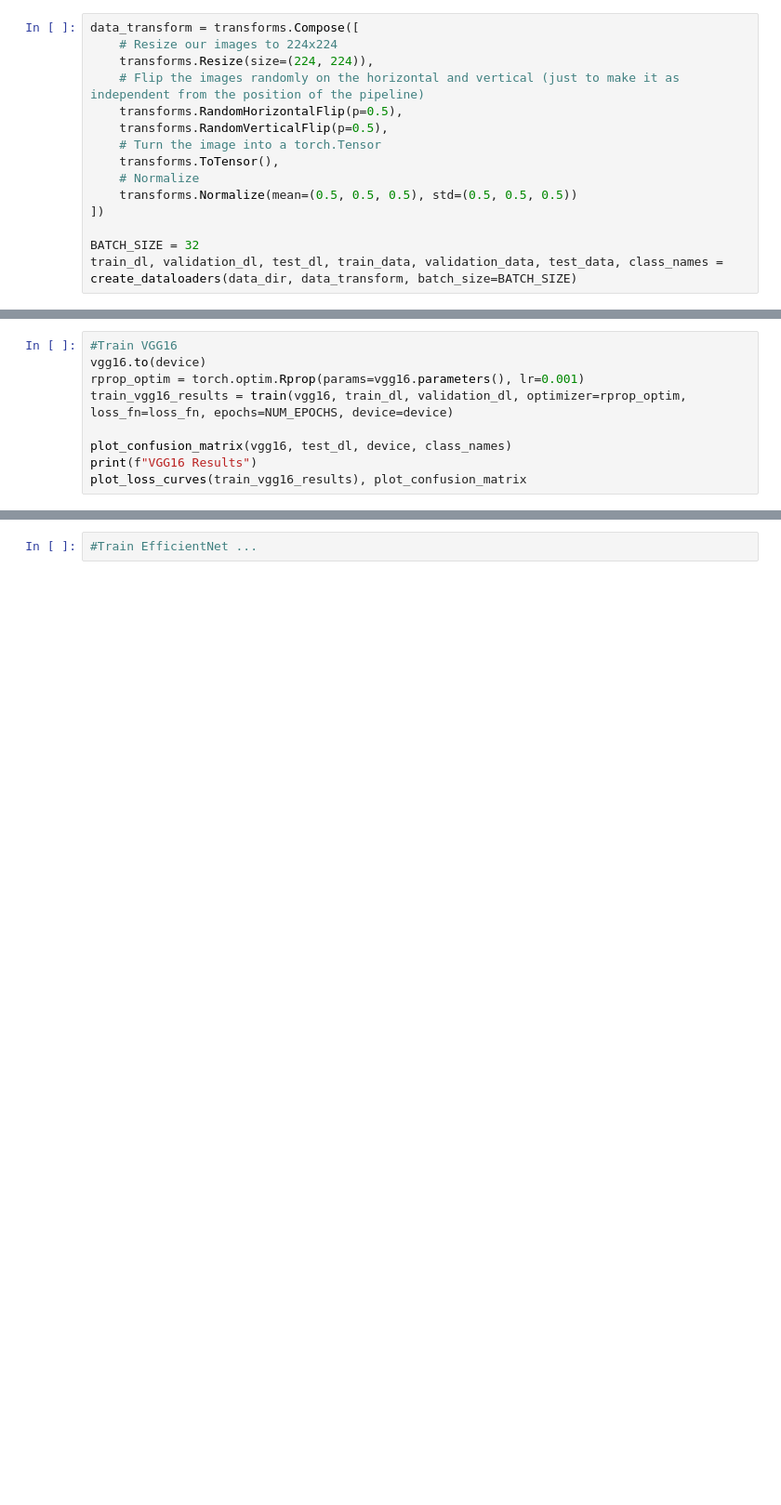
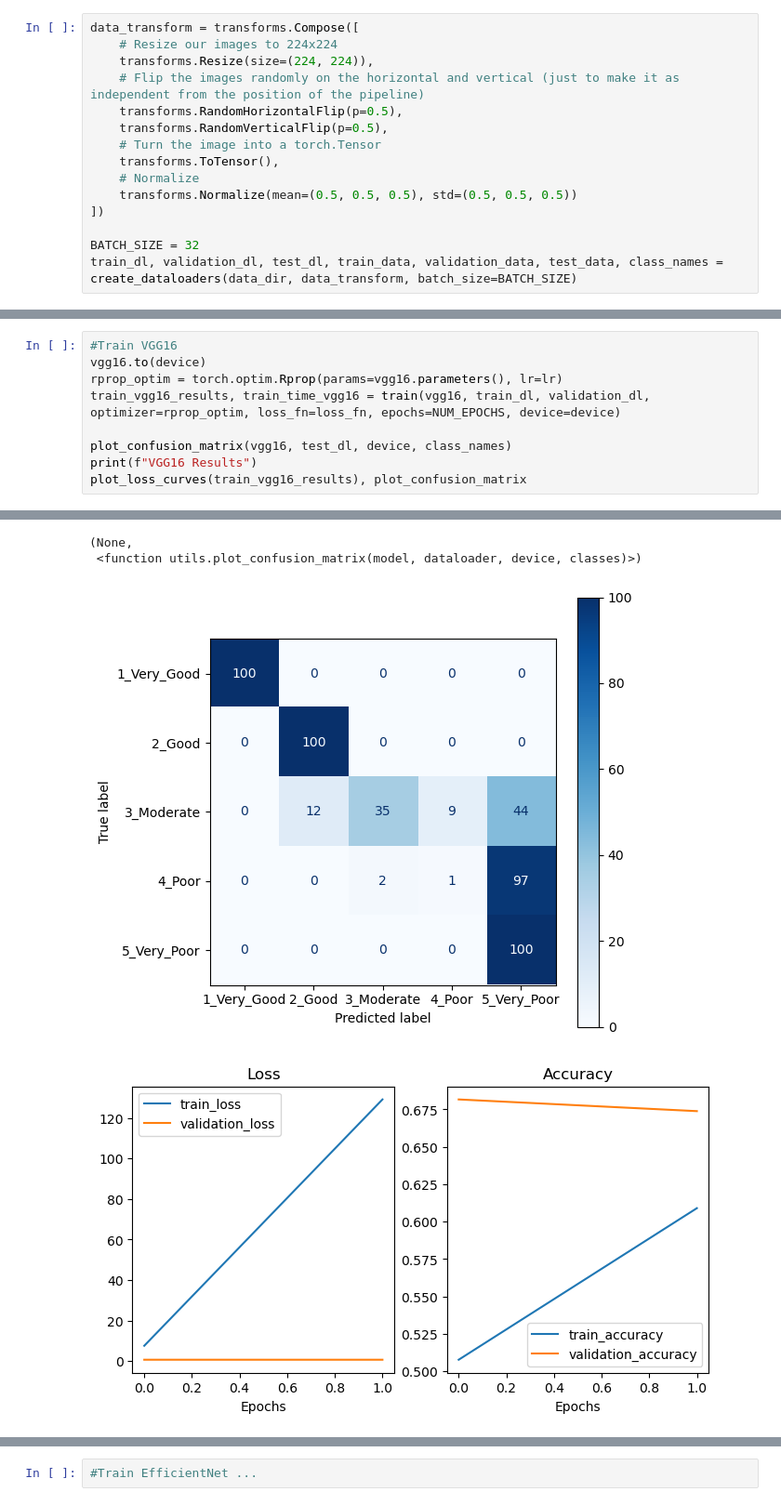
Before and after one commit to J-Mina/AQAUIS, a Jupyter notebook: Code/comp_1k.ipynb, the cells around one changed output, grey strips where cells are left out. Shown at 93% size. Cells and saved outputs as stored; diff of their text form; blank space fills up the shorter version.

```diff
--- a/Code/comp_1k.ipynb
+++ b/Code/comp_1k.ipynb
@@ -76,9 +90,10 @@ plot_loss_curves(train_resnet50_results), plot_confusion_matrix
 # %%
 #Train VGG16
 vgg16.to(device)
-rprop_optim = torch.optim.Rprop(params=vgg16.parameters(), lr=0.001)
-train_vgg16_results = train(vgg16, train_dl, validation_dl, optimizer=rprop_optim, loss_fn=loss_fn, epochs=NUM_EPOCHS, device=device)
+rprop_optim = torch.optim.Rprop(params=vgg16.parameters(), lr=lr)
+train_vgg16_results, train_time_vgg16 = train(vgg16, train_dl, validation_dl, optimizer=rprop_optim, loss_fn=loss_fn, epochs=NUM_EPOCHS, device=device)
 
 plot_confusion_matrix(vgg16, test_dl, device, class_names)
 print(f"VGG16 Results")
 plot_loss_curves(train_vgg16_results), plot_confusion_matrix
+# %% [output]
@@ -85,3 +103,7 @@ plot_loss_curves(train_vgg16_results), plot_confusion_matrix
+(None,
+ <function utils.plot_confusion_matrix(model, dataloader, device, classes)>)
+[figure, added]
+[figure, added]
 # %%
 #Train MobileNet Large
 mobnet_lrg.to(device)
```
Also changed, not shown: parts of 7 cells of this notebook, 2 other files.
